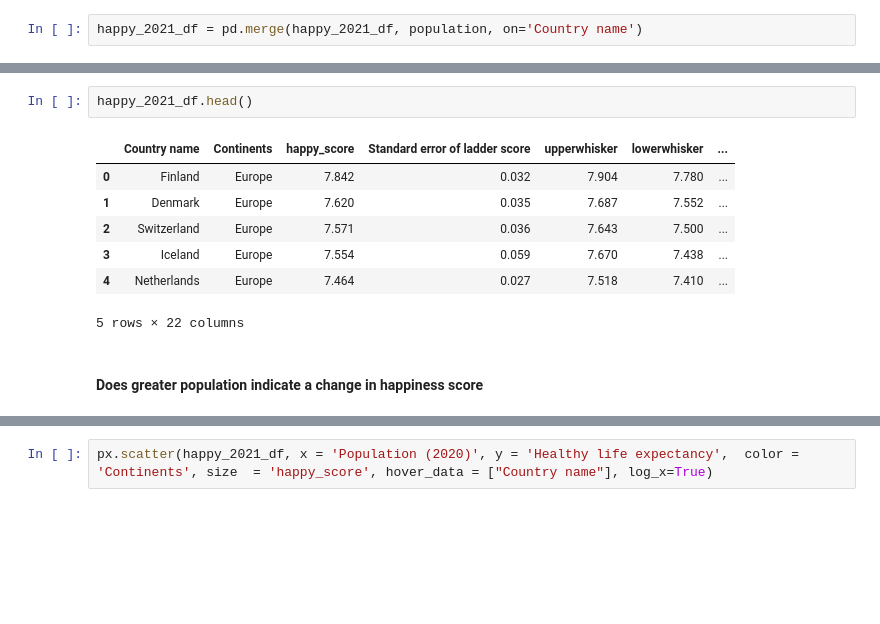
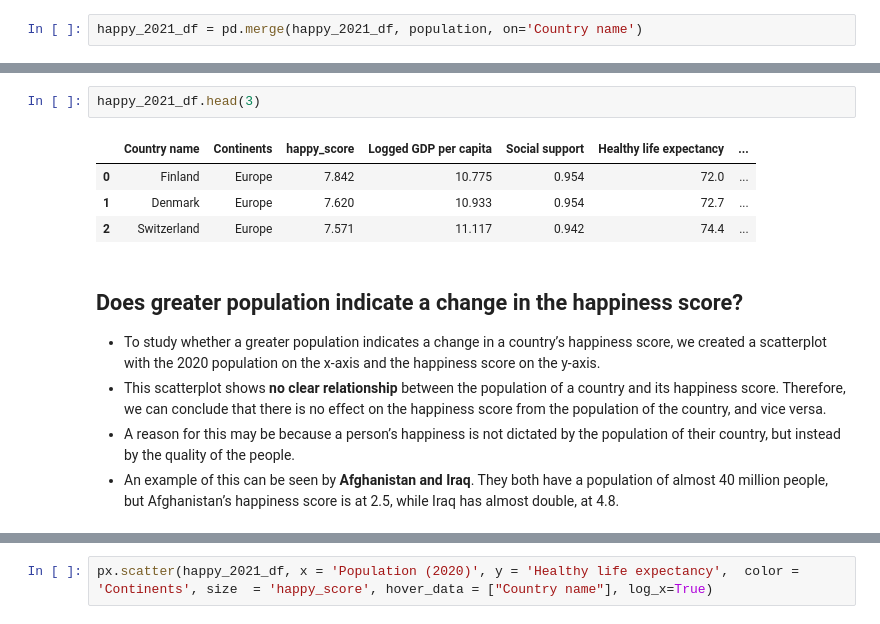
Before and after one commit to harshitlikhar/SC22-BatchC-perceptive-pandas, a Jupyter notebook: Project/Happy_Notebook.ipynb, the cells around one changed output, grey strips where cells are left out. Cells and saved outputs as stored; diff of their text form; blank space fills up the shorter version.

```diff
--- a/Project/Happy_Notebook.ipynb
+++ b/Project/Happy_Notebook.ipynb
@@ -267,13 +332,15 @@ Index(['Country name', 'Continents', 'happy_score',
 # %%
-happy_2021_df.head()
+happy_2021_df.head(3)
 # %% [output]
-|  | Country name | Continents | happy_score | Standard error of ladder score | upperwhisker | lowerwhisker | ... |
-| 0 | Finland | Europe | 7.842 | 0.032 | 7.904 | 7.780 | ... |
-| 1 | Denmark | Europe | 7.620 | 0.035 | 7.687 | 7.552 | ... |
-| 2 | Switzerland | Europe | 7.571 | 0.036 | 7.643 | 7.500 | ... |
-| 3 | Iceland | Europe | 7.554 | 0.059 | 7.670 | 7.438 | ... |
-| 4 | Netherlands | Europe | 7.464 | 0.027 | 7.518 | 7.410 | ... |
+|  | Country name | Continents | happy_score | Logged GDP per capita | Social support | Healthy life expectancy | ... |
+| 0 | Finland | Europe | 7.842 | 10.775 | 0.954 | 72.0 | ... |
+| 1 | Denmark | Europe | 7.620 | 10.933 | 0.954 | 72.7 | ... |
+| 2 | Switzerland | Europe | 7.571 | 11.117 | 0.942 | 74.4 | ... |
-5 rows × 22 columns
-# %% [markdown]
-#### Does greater population indicate a change in happiness score
+# %% [markdown]
+<h2> <a id = "pop/happy"> Does greater population indicate a change in the happiness score?</a> </h2>
+
+- To study whether a greater population indicates a change in a country’s happiness score, we created a scatterplot with the 2020 population on the x-axis and the happiness score on the y-axis.
+- This scatterplot shows **no clear relationship** between the population of a country and its happiness score. Therefore, we can conclude that there is no effect on the happiness score from the population of the country, and vice versa.
+- A reason for this may be because a person’s happiness is not dictated by the population of their country, but instead by the quality of the people.
+- An example of this can be seen by **Afghanistan and Iraq**. They both have a population of almost 40 million people, but Afghanistan’s happiness score is at 2.5, while Iraq has almost double, at 4.8.
 # %%
```
Also changed, not shown: parts of 92 cells of this notebook, 3 other files.
